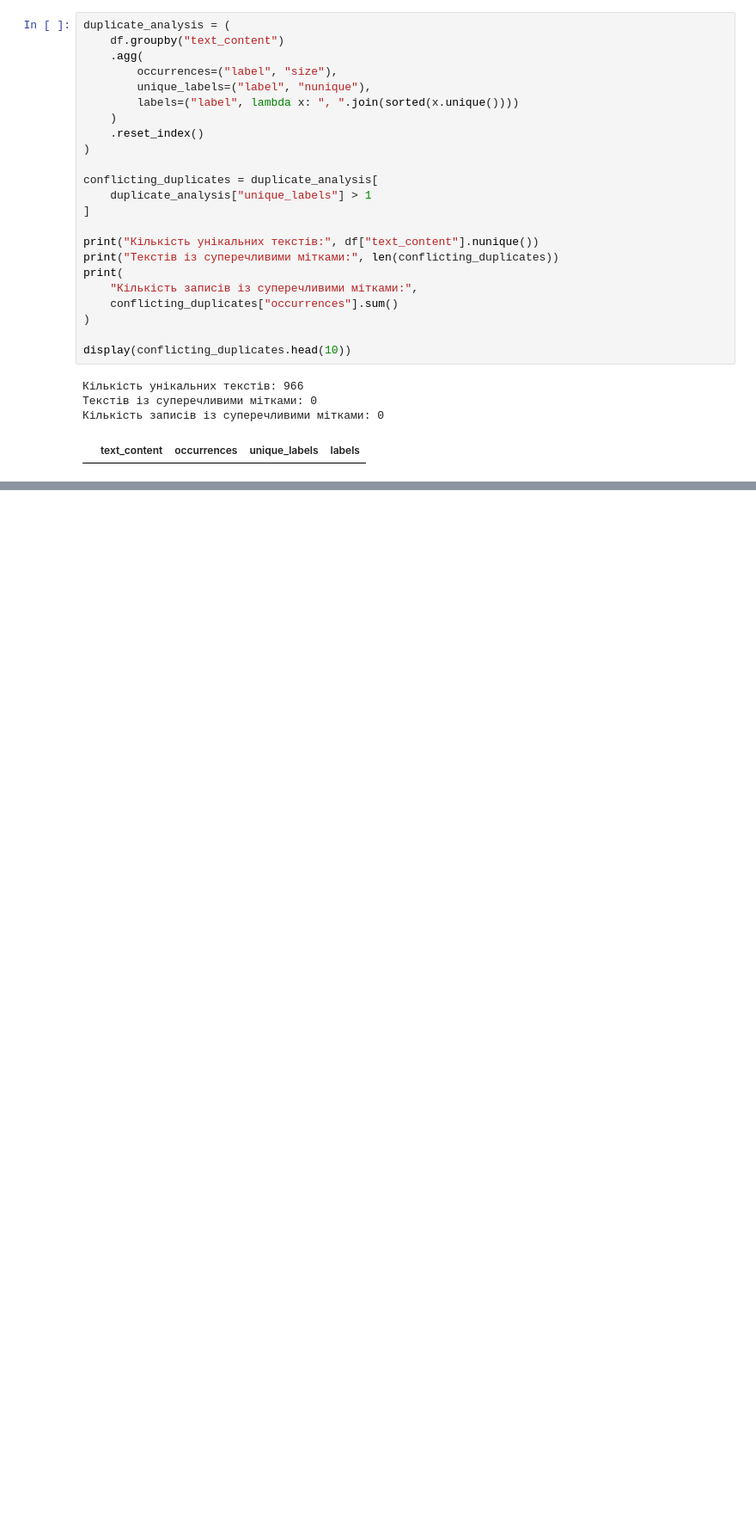
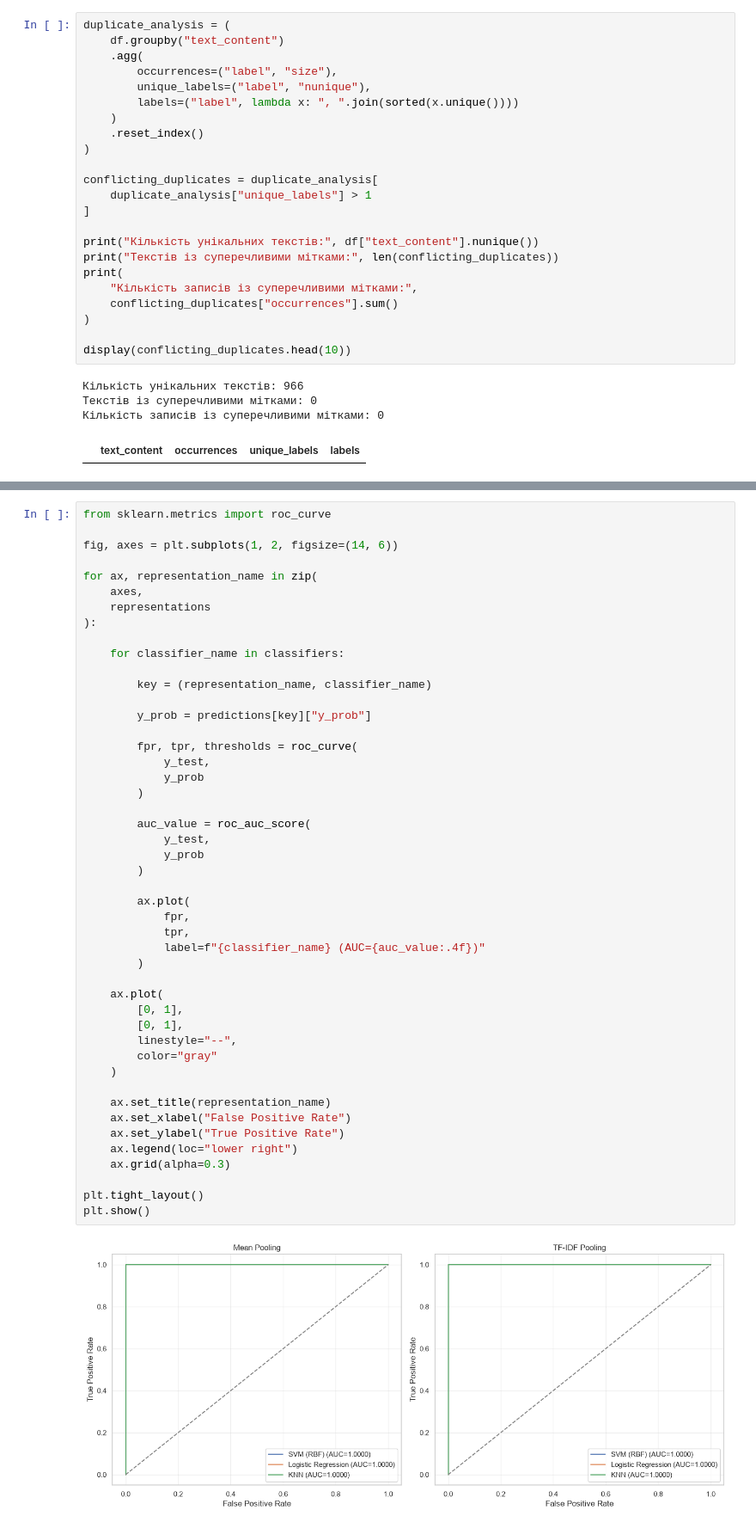
Before and after one commit to XZAGEE/ML_FEI-44_Makhniuk, a Jupyter notebook: ML_3/lab_3.ipynb, the cells around one changed output, grey strips where cells are left out. Shown at 86% size. Drawn from its saved outputs; the diff is of its cells as text; blank space fills up the shorter version.

```diff
--- a/ML_3/lab_3.ipynb
+++ b/ML_3/lab_3.ipynb
@@ -371,0 +1694,49 @@ display(conflicting_duplicates.head(10))
+# %%
+from sklearn.metrics import roc_curve
+
+fig, axes = plt.subplots(1, 2, figsize=(14, 6))
+
+for ax, representation_name in zip(
+    axes,
+    representations
+):
+
+    for classifier_name in classifiers:
+
+        key = (representation_name, classifier_name)
+
+        y_prob = predictions[key]["y_prob"]
+
+        fpr, tpr, thresholds = roc_curve(
+            y_test,
+            y_prob
+        )
+
+        auc_value = roc_auc_score(
+            y_test,
+            y_prob
+        )
+
+        ax.plot(
+            fpr,
+            tpr,
+            label=f"{classifier_name} (AUC={auc_value:.4f})"
+        )
+
+    ax.plot(
+        [0, 1],
+        [0, 1],
+        linestyle="--",
+        color="gray"
+    )
+
+    ax.set_title(representation_name)
+    ax.set_xlabel("False Positive Rate")
+    ax.set_ylabel("True Positive Rate")
+    ax.legend(loc="lower right")
+    ax.grid(alpha=0.3)
+
+plt.tight_layout()
+plt.show()
+# %% [output]
+[figure, added]
```
Also changed, not shown: parts of 122 cells of this notebook, 8 other files.
